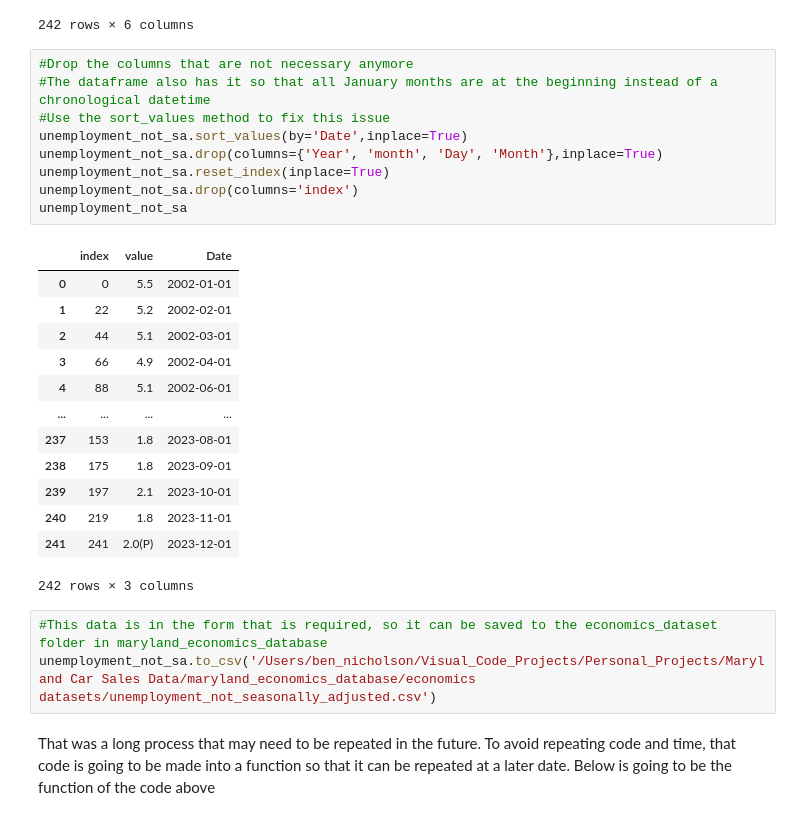
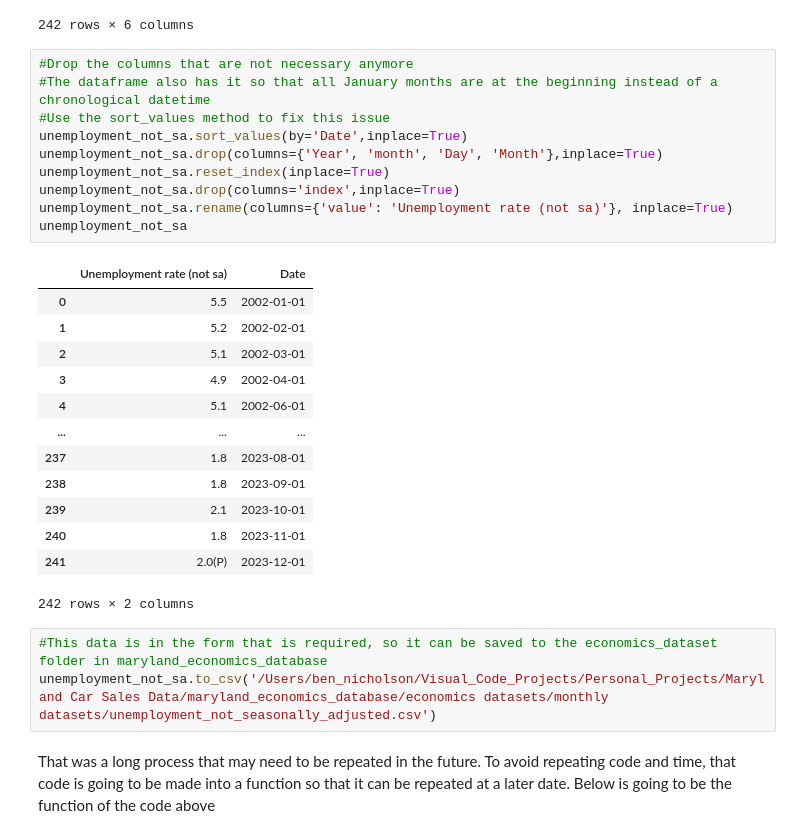
Before and after one commit to bennicholson2/Maryland-Car-Sales-Data, a Jupyter notebook: sales_project_chapters/sales_project_chapter_0.ipynb, the cells around one changed output. Saved outputs shown, nothing was run; the diff lists cells and outputs as text.

```diff
--- a/sales_project_chapters/sales_project_chapter_0.ipynb
+++ b/sales_project_chapters/sales_project_chapter_0.ipynb
@@ -892,29 +897,30 @@ unemployment_not_sa
 # %%
 #Drop the columns that are not necessary anymore
 #The dataframe also has it so that all January months are at the beginning instead of a chronological datetime
 #Use the sort_values method to fix this issue
 unemployment_not_sa.sort_values(by='Date',inplace=True)
 unemployment_not_sa.drop(columns={'Year', 'month', 'Day', 'Month'},inplace=True)
 unemployment_not_sa.reset_index(inplace=True)
-unemployment_not_sa.drop(columns='index')
+unemployment_not_sa.drop(columns='index',inplace=True)
+unemployment_not_sa.rename(columns={'value': 'Unemployment rate (not sa)'}, inplace=True)
 unemployment_not_sa
 # %% [output]
-|  | index | value | Date |
-| 0 | 0 | 5.5 | 2002-01-01 |
-| 1 | 22 | 5.2 | 2002-02-01 |
-| 2 | 44 | 5.1 | 2002-03-01 |
-| 3 | 66 | 4.9 | 2002-04-01 |
-| 4 | 88 | 5.1 | 2002-06-01 |
-| ... | ... | ... | ... |
-| 237 | 153 | 1.8 | 2023-08-01 |
-| 238 | 175 | 1.8 | 2023-09-01 |
-| 239 | 197 | 2.1 | 2023-10-01 |
-| 240 | 219 | 1.8 | 2023-11-01 |
-| 241 | 241 | 2.0(P) | 2023-12-01 |
+|  | Unemployment rate (not sa) | Date |
+| 0 | 5.5 | 2002-01-01 |
+| 1 | 5.2 | 2002-02-01 |
+| 2 | 5.1 | 2002-03-01 |
+| 3 | 4.9 | 2002-04-01 |
+| 4 | 5.1 | 2002-06-01 |
+| ... | ... | ... |
+| 237 | 1.8 | 2023-08-01 |
+| 238 | 1.8 | 2023-09-01 |
+| 239 | 2.1 | 2023-10-01 |
+| 240 | 1.8 | 2023-11-01 |
+| 241 | 2.0(P) | 2023-12-01 |
-242 rows × 3 columns
+242 rows × 2 columns
 # %%
 #This data is in the form that is required, so it can be saved to the economics_dataset folder in maryland_economics_database
-unemployment_not_sa.to_csv('/Users/ben_nicholson/Visual_Code_Projects/Personal_Projects/Maryland Car Sales Data/maryland_economics_database/economics datasets/unemployment_not_seasonally_adjusted.csv')
+unemployment_not_sa.to_csv('/Users/ben_nicholson/Visual_Code_Projects/Personal_Projects/Maryland Car Sales Data/maryland_economics_database/economics datasets/monthly datasets/unemployment_not_seasonally_adjusted.csv')
 # %% [markdown]
 That was a long process that may need to be repeated in the future. To avoid repeating code and time, that code is going to be made into a function so that it can be repeated at a later date. Below is going to be the function of the code above
 # %%
```
Also changed, not shown: parts of 29 cells of this notebook, 35 other files.
